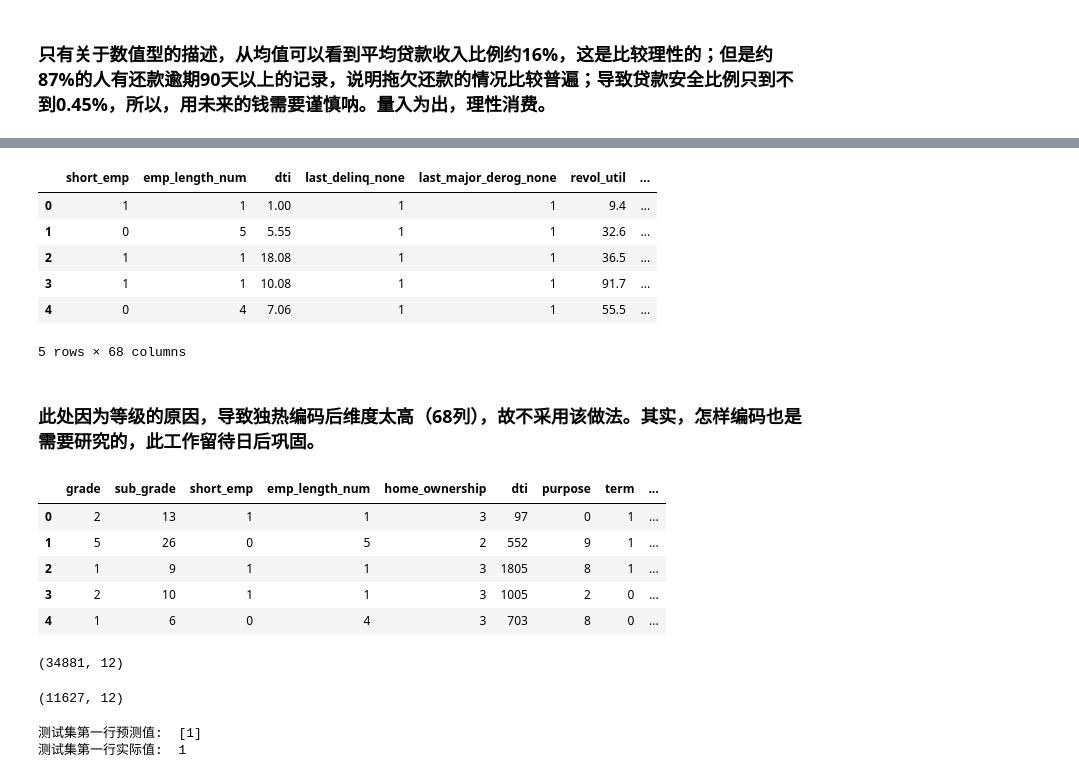
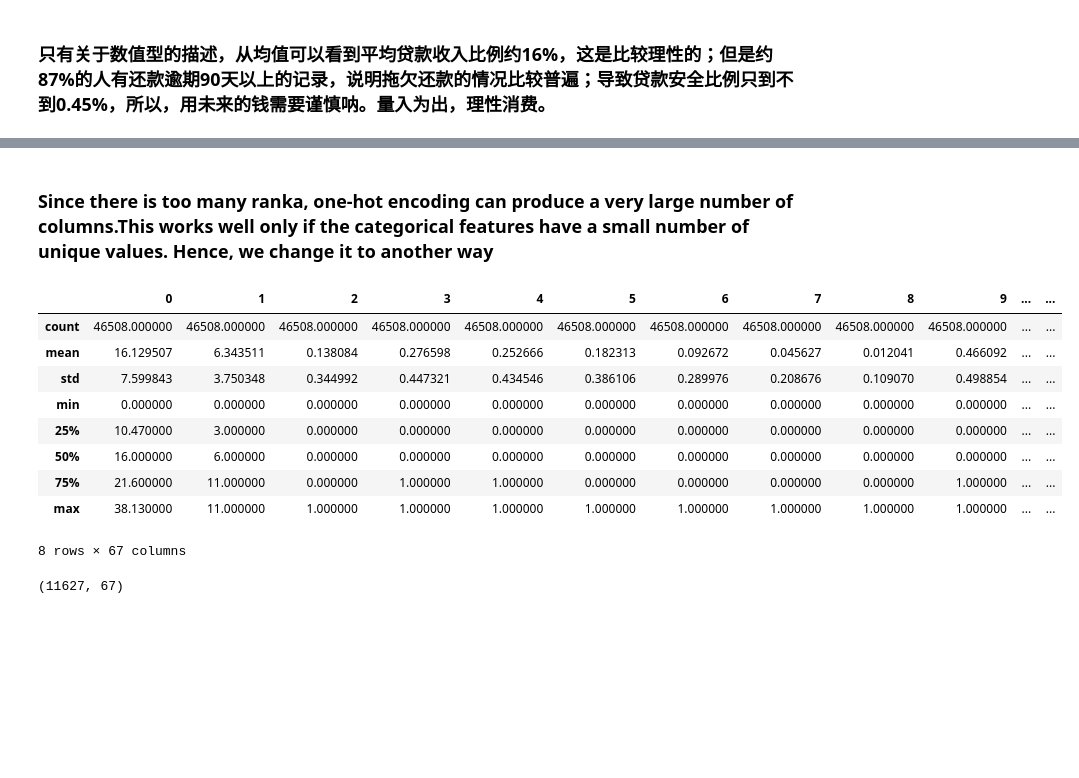
Before and after one commit to dingfengkun/loan_tree, a Jupyter notebook: loans_tree.ipynb, the cells around one changed output, grey strips where cells are left out. Saved outputs shown, nothing was run; the diff lists cells and outputs as text; code cells hidden in the pictures; blank space fills up the shorter version.

```diff
--- a/loans_tree.ipynb
+++ b/loans_tree.ipynb
@@ -52,0 +12,7 @@ df.describe()
+# %%
+
+path = 'loans.csv'
+df = pd.read_csv(path)
+
+#Show the head of data set
+df.head()
@@ -75,26 +90,19 @@ X.head()
-# %%
-pd.get_dummies(df).head()
-# %% [output]
-|  | short_emp | emp_length_num | dti | last_delinq_none | last_major_derog_none | revol_util | ... |
-| 0 | 1 | 1 | 1.00 | 1 | 1 | 9.4 | ... |
-| 1 | 0 | 5 | 5.55 | 1 | 1 | 32.6 | ... |
-| 2 | 1 | 1 | 18.08 | 1 | 1 | 36.5 | ... |
-| 3 | 1 | 1 | 10.08 | 1 | 1 | 91.7 | ... |
-| 4 | 0 | 4 | 7.06 | 1 | 1 | 55.5 | ... |
-5 rows × 68 columns
-# %% [markdown]
-### 此处因为等级的原因，导致独热编码后维度太高（68列），故不采用该做法。其实，怎样编码也是需要研究的，此工作留待日后巩固。
-# %%
-# 标记编码（把非数值型转换为数值型）
-from sklearn.preprocessing import LabelEncoder
-from collections import defaultdict
-d = defaultdict(LabelEncoder)
-X_trans = X.apply(lambda x: d[x.name].fit_transform(x))
-X_trans.head()
-# %% [output]
-|  | grade | sub_grade | short_emp | emp_length_num | home_ownership | dti | purpose | term | ... |
-| 0 | 2 | 13 | 1 | 1 | 3 | 97 | 0 | 1 | ... |
-| 1 | 5 | 26 | 0 | 5 | 2 | 552 | 9 | 1 | ... |
-| 2 | 1 | 9 | 1 | 1 | 3 | 1805 | 8 | 1 | ... |
-| 3 | 2 | 10 | 1 | 1 | 3 | 1005 | 2 | 0 | ... |
-| 4 | 1 | 6 | 0 | 4 | 3 | 703 | 8 | 0 | ... |
+# %% [markdown]
+### Since there is too many ranka, one-hot encoding can produce a very large number of columns.This works well only if the categorical features have a small number of unique values. Hence, we change it to another way
+# %%
+# Feature engineering(Bad)
+vec = DictVectorizer()
+X_trans = vec.fit_transform(X_dict)
+X_trans = pd.DataFrame(X_trans.toarray())
+X_trans.describe()
+# %% [output]
+|  | 0 | 1 | 2 | 3 | 4 | 5 | 6 | 7 | 8 | 9 | ... | ... |
+| count | 46508.000000 | 46508.000000 | 46508.000000 | 46508.000000 | 46508.000000 | 46508.000000 | 46508.000000 | 46508.000000 | 46508.000000 | 46508.000000 | ... | ... |
+| mean | 16.129507 | 6.343511 | 0.138084 | 0.276598 | 0.252666 | 0.182313 | 0.092672 | 0.045627 | 0.012041 | 0.466092 | ... | ... |
+| std | 7.599843 | 3.750348 | 0.344992 | 0.447321 | 0.434546 | 0.386106 | 0.289976 | 0.208676 | 0.109070 | 0.498854 | ... | ... |
+| min | 0.000000 | 0.000000 | 0.000000 | 0.000000 | 0.000000 | 0.000000 | 0.000000 | 0.000000 | 0.000000 | 0.000000 | ... | ... |
+| 25% | 10.470000 | 3.000000 | 0.000000 | 0.000000 | 0.000000 | 0.000000 | 0.000000 | 0.000000 | 0.000000 | 0.000000 | ... | ... |
+| 50% | 16.000000 | 6.000000 | 0.000000 | 0.000000 | 0.000000 | 0.000000 | 0.000000 | 0.000000 | 0.000000 | 0.000000 | ... | ... |
+| 75% | 21.600000 | 11.000000 | 0.000000 | 1.000000 | 1.000000 | 0.000000 | 0.000000 | 0.000000 | 0.000000 | 1.000000 | ... | ... |
+| max | 38.130000 | 11.000000 | 1.000000 | 1.000000 | 1.000000 | 1.000000 | 1.000000 | 1.000000 | 1.000000 | 1.000000 | ... | ... |
+8 rows × 67 columns
@@ -101,12 +124,8 @@ X_trans.head()
 # %%
-# 划分训练集和测试集
-from sklearn.cross_validation import train_test_split
+# Split training and testing sets
 X_train, X_test, Y_train, Y_test = train_test_split(X_trans, Y, random_state=1)
 X_train.shape
+X_test.shape
 # %% [output]
-(34881, 12)
+(11627, 67)
-# %%
-X_test.shape
-# %% [output]
-(11627, 12)
 # %%
@@ -114,11 +133,3 @@ X_test.shape
 from sklearn import tree
 clf = tree.DecisionTreeClassifier(max_depth=3)
 clf = clf.fit(X_train, Y_train)
-# %%
-# 利用决策树模型测试具体某个的测试集
-test_rec = X_test.iloc[1,:]
-print('测试集第一行预测值: ', clf.predict([test_rec]))
-print('测试集第一行实际值: ', Y_test.iloc[1])
-# %% [output]
-测试集第一行预测值:  [1]
-测试集第一行实际值:  1
```
Also changed, not shown: parts of 25 cells of this notebook, 1 other file.
